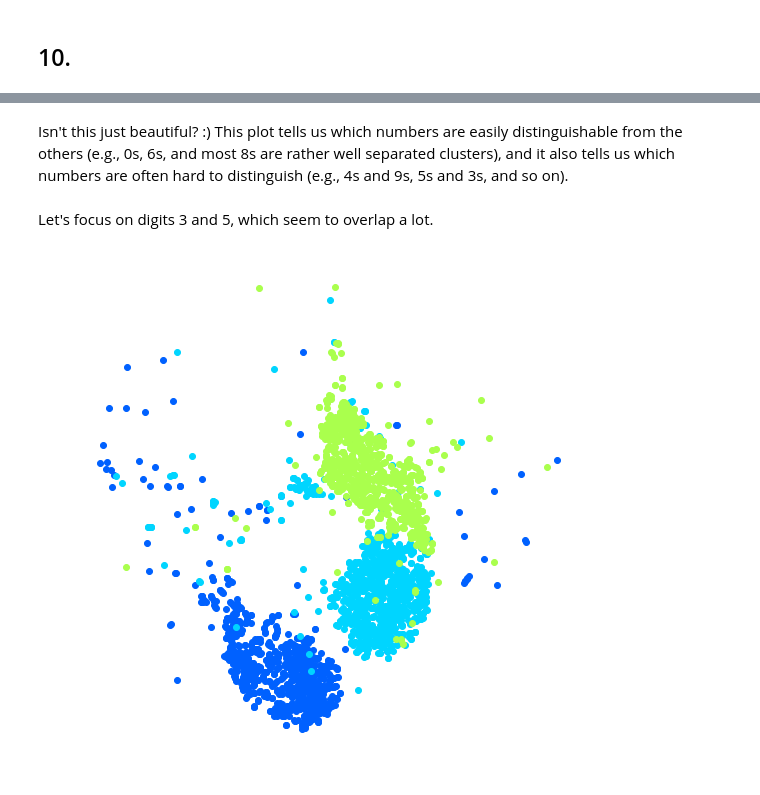
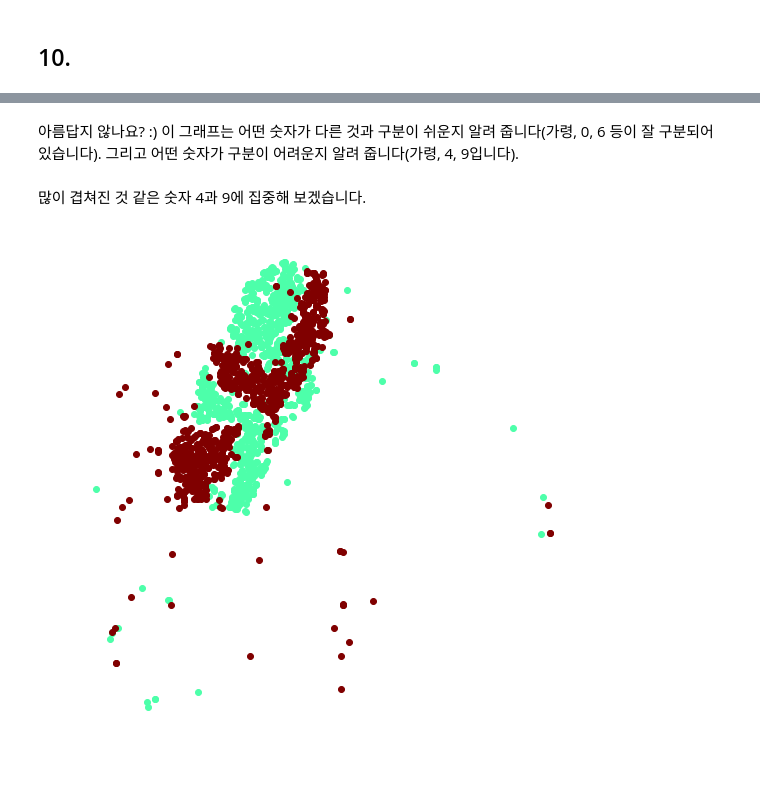
Before and after one commit to gocks8/deep_study, a Jupyter notebook: 08_dimensionality_reduction.ipynb, the cells around one changed output, grey strips where cells are left out. Cells and saved outputs as stored; diff of their text form; code cells hidden in the pictures.

```diff
--- a/08_dimensionality_reduction.ipynb
+++ b/08_dimensionality_reduction.ipynb
@@ -1014,13 +1002,13 @@ plt.show()
-# %% [markdown]
-Isn't this just beautiful? :) This plot tells us which numbers are easily distinguishable from the others (e.g., 0s, 6s, and most 8s are rather well separated clusters), and it also tells us which numbers are often hard to distinguish (e.g., 4s and 9s, 5s and 3s, and so on).
-# %% [markdown]
-Let's focus on digits 3 and 5, which seem to overlap a lot.
+# %% [markdown]
+아름답지 않나요? :) 이 그래프는 어떤 숫자가 다른 것과 구분이 쉬운지 알려 줍니다(가령, 0, 6 등이 잘 구분되어 있습니다). 그리고 어떤 숫자가 구분이 어려운지 알려 줍니다(가령, 4, 9입니다).
+# %% [markdown]
+많이 겹쳐진 것 같은 숫자 4과 9에 집중해 보겠습니다.
 # %%
 plt.figure(figsize=(9,9))
 cmap = matplotlib.cm.get_cmap("jet")
-for digit in (2, 3, 5):
+for digit in (4, 9):
     plt.scatter(X_reduced[y == digit, 0], X_reduced[y == digit, 1], c=cmap(digit / 9))
 plt.axis('off')
 plt.show()
 # %% [output]
-[figure, old version]
+[figure, new version]
```
Also changed, not shown: parts of 197 cells of this notebook, 2 other files.
